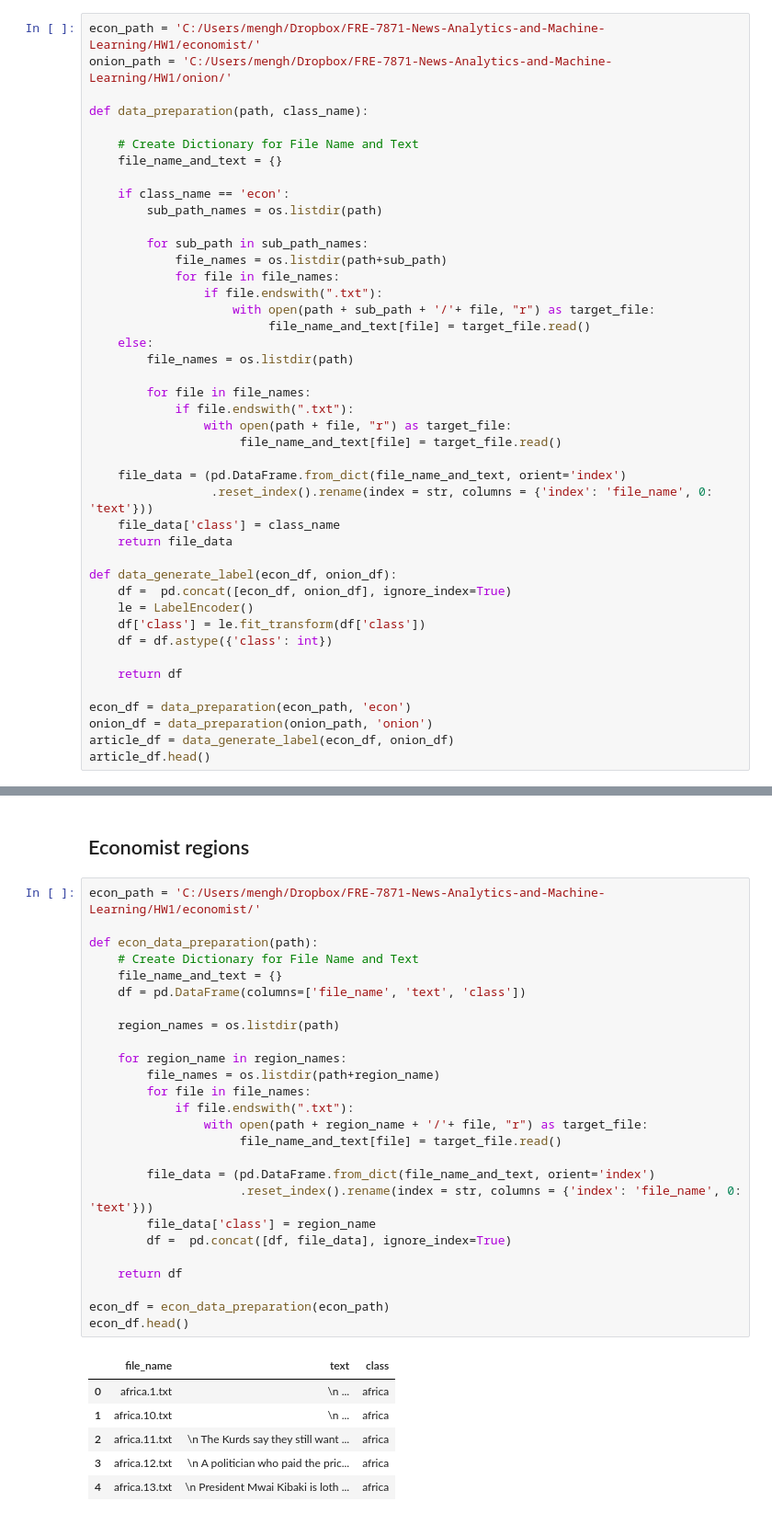
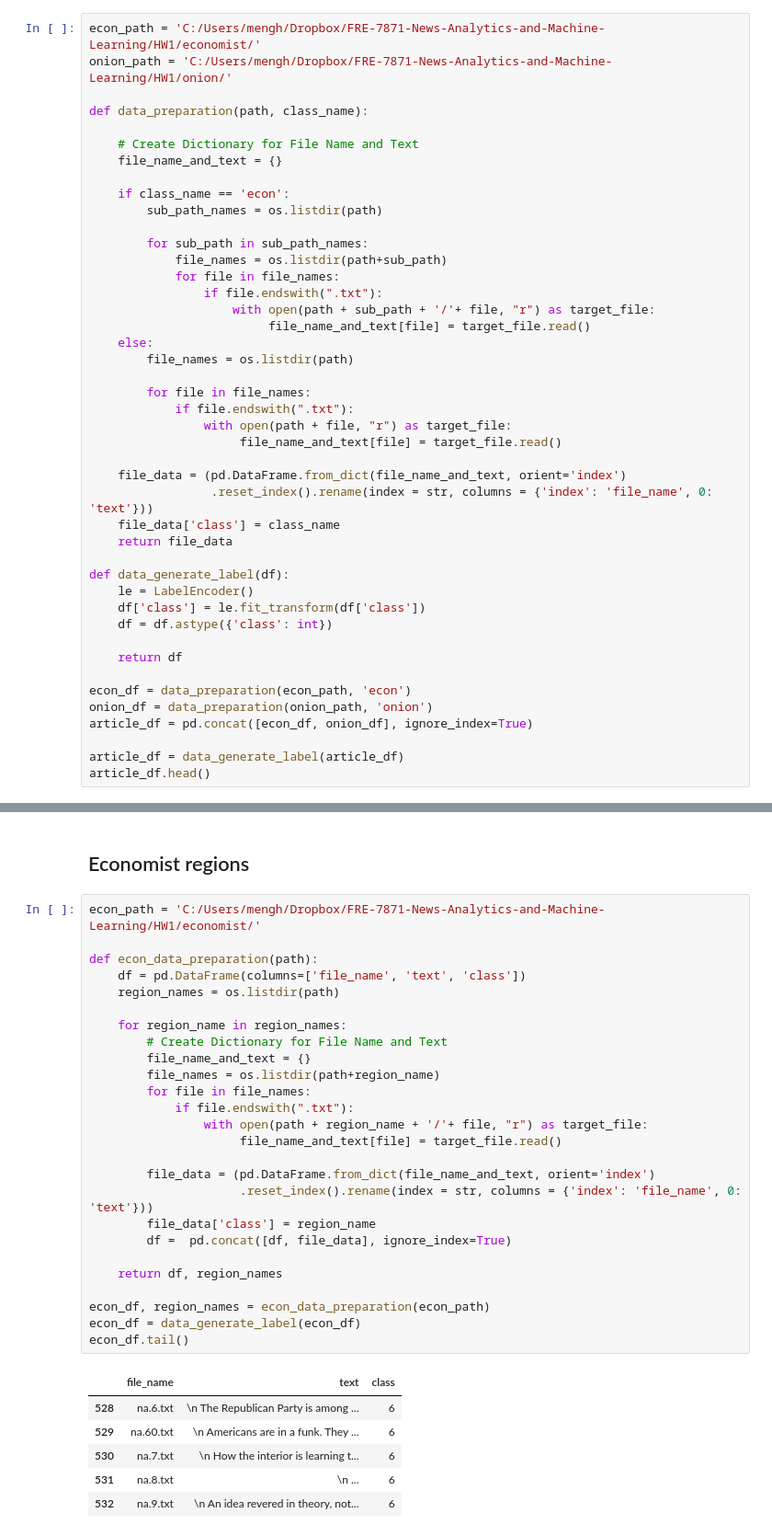
Before and after one commit to bondxue/FRE-7871-News-Analytics-and-Machine-Learning, a Jupyter notebook: HW1/HW1.ipynb, the cells around one changed output, grey strips where cells are left out. Shown: that part at 92% size. Saved outputs shown, nothing was run; the diff lists cells and outputs as text.

```diff
--- a/HW1/HW1.ipynb
+++ b/HW1/HW1.ipynb
@@ -59,8 +60,7 @@ def data_preparation(path, class_name):
     file_data['class'] = class_name
     return file_data
 
-def data_generate_label(econ_df, onion_df):
-    df =  pd.concat([econ_df, onion_df], ignore_index=True)
+def data_generate_label(df):
     le = LabelEncoder()
     df['class'] = le.fit_transform(df['class'])
     df = df.astype({'class': int})
@@ -69,7 +69,9 @@ def data_generate_label(econ_df, onion_df):
 
 econ_df = data_preparation(econ_path, 'econ')
 onion_df = data_preparation(onion_path, 'onion')
-article_df = data_generate_label(econ_df, onion_df)
+article_df = pd.concat([econ_df, onion_df], ignore_index=True)
+
+article_df = data_generate_label(article_df)
 article_df.head()
 # %% [output]
 |  | file_name | text | class |
@@ -164,33 +174,33 @@ plot_confusion_matrix(cm, title='Confusion matrix')
 # %%
 econ_path = 'C:/Users/mengh/Dropbox/FRE-7871-News-Analytics-and-Machine-Learning/HW1/economist/'
 
 def econ_data_preparation(path):
-    # Create Dictionary for File Name and Text
-    file_name_and_text = {}
     df = pd.DataFrame(columns=['file_name', 'text', 'class'])
-
     region_names = os.listdir(path)
 
     for region_name in region_names:
+        # Create Dictionary for File Name and Text
+        file_name_and_text = {}
         file_names = os.listdir(path+region_name)
         for file in file_names:
             if file.endswith(".txt"):
                 with open(path + region_name + '/'+ file, "r") as target_file:
                      file_name_and_text[file] = target_file.read()
 
         file_data = (pd.DataFrame.from_dict(file_name_and_text, orient='index')
                      .reset_index().rename(index = str, columns = {'index': 'file_name', 0: 'text'}))
         file_data['class'] = region_name
         df =  pd.concat([df, file_data], ignore_index=True)
 
-    return df
+    return df, region_names
 
-econ_df = econ_data_preparation(econ_path)
-econ_df.head()
+econ_df, region_names = econ_data_preparation(econ_path)
+econ_df = data_generate_label(econ_df)
+econ_df.tail()
 # %% [output]
 |  | file_name | text | class |
-| 0 | africa.1.txt | \n ... | africa |
-| 1 | africa.10.txt | \n ... | africa |
-| 2 | africa.11.txt | \n The Kurds say they still want ... | africa |
-| 3 | africa.12.txt | \n A politician who paid the pric... | africa |
-| 4 | africa.13.txt | \n President Mwai Kibaki is loth ... | africa |
+| 528 | na.6.txt | \n The Republican Party is among ... | 6 |
+| 529 | na.60.txt | \n Americans are in a funk. They ... | 6 |
+| 530 | na.7.txt | \n How the interior is learning t... | 6 |
+| 531 | na.8.txt | \n ... | 6 |
+| 532 | na.9.txt | \n An idea revered in theory, not... | 6 |
```
Also changed, not shown: parts of 4 cells of this notebook.
